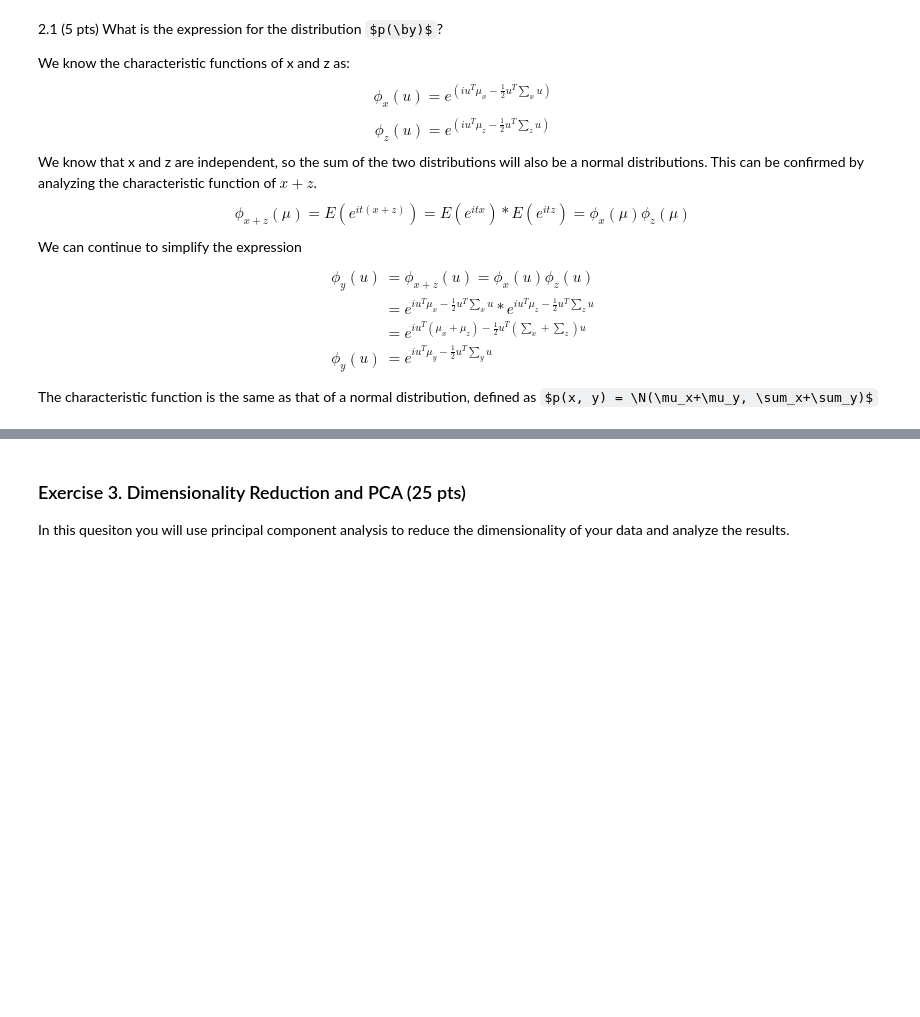
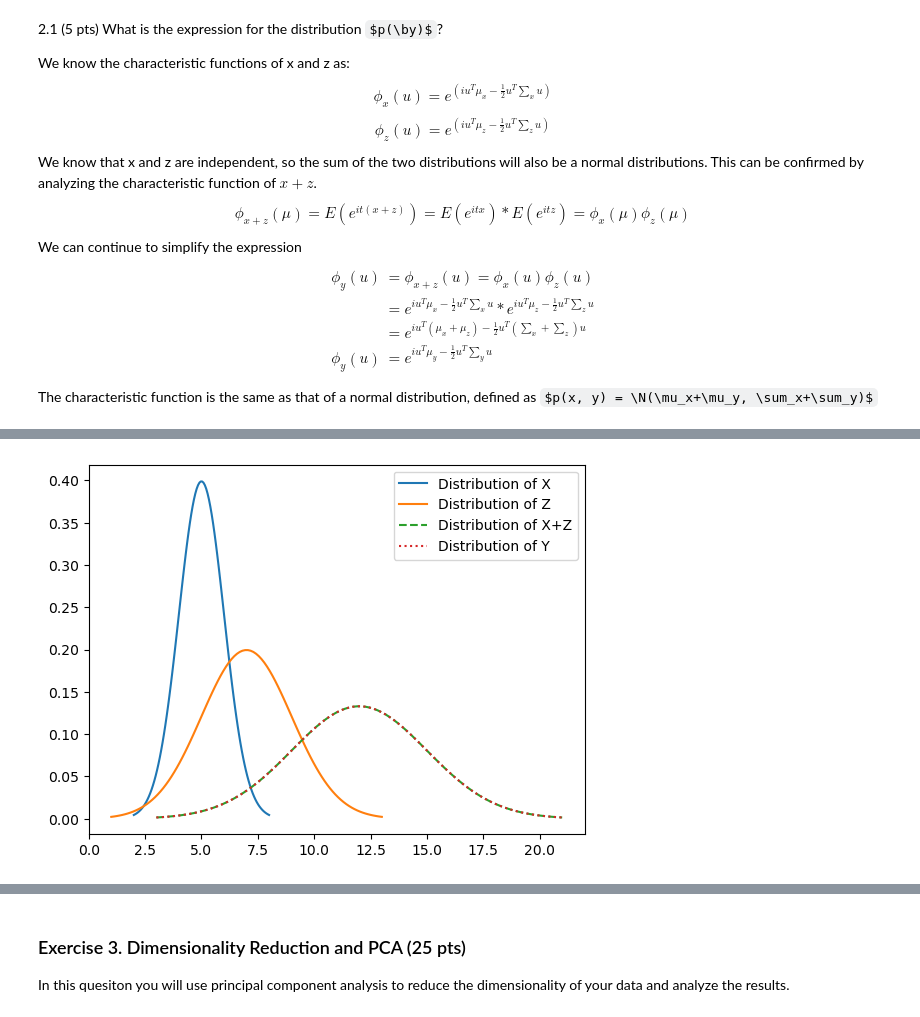
Before and after one commit to sakinkirti/CSDS491, a Jupyter notebook: A4/CSDS491-A4-sak207.ipynb, the cells around one changed output, grey strips where cells are left out. Cells and saved outputs as stored; diff of their text form; code cells hidden in the pictures; some formulas as TeX source; blank space fills up the shorter version.

```diff
--- a/A4/CSDS491-A4-sak207.ipynb
+++ b/A4/CSDS491-A4-sak207.ipynb
@@ -176,0 +238,20 @@ The characteristic function is the same as that of a normal distribution, define
+# %%
+# plot the original x and z
+x = np.linspace(5 - 3, 5 + 3, 100)
+z = np.linspace(7 - 6, 7 + 6, 100)
+X = stats.norm.pdf(x, 5, 1)
+Z = stats.norm.pdf(z, 7, 2)
+plt.plot(x, X, label="Distribution of X")
+plt.plot(z, Z, label="Distribution of Z")
+
+# plot the addition of x and z
+y = np.linspace(12-9, 12+9, 100)
+Y_ = (X + Z) / 4.5
+Y = stats.norm.pdf(y, 12, 3)
+plt.plot(y, Y_, label="Distribution of X+Z", linestyle='--')
+plt.plot(y, Y, label="Distribution of Y", linestyle=':')
+
+plt.legend()
+plt.show()
+# %% [output]
+[figure, added]
```
Also changed, not shown: parts of 37 cells of this notebook, 15 other files.
